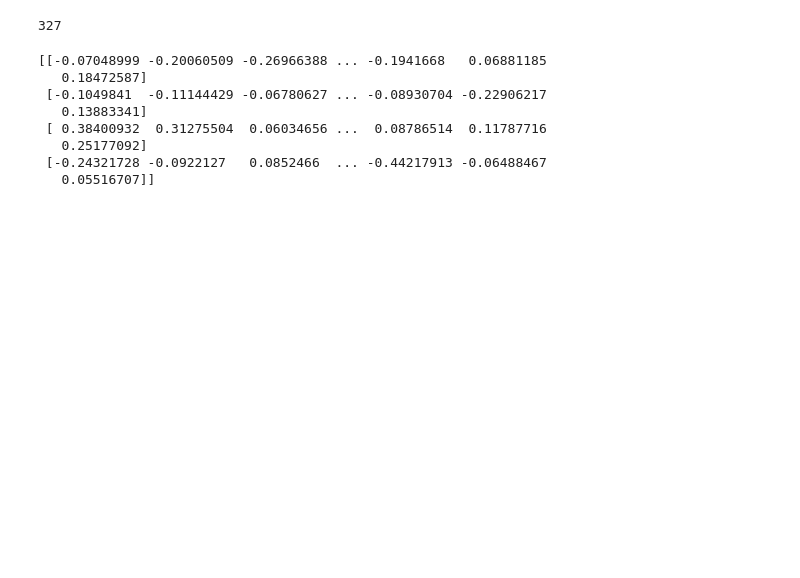
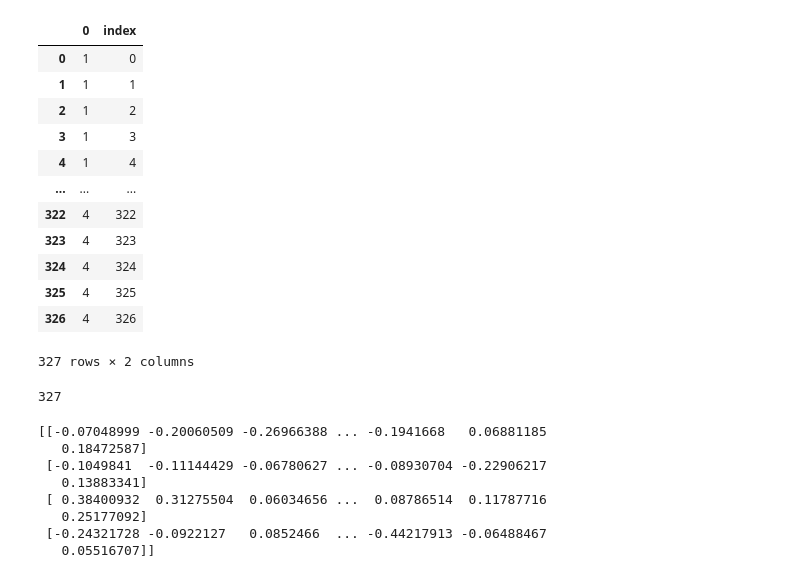
Before and after one commit to sreejithvn/K-means_and_K-medians, a Jupyter notebook: k_means_clustering.ipynb, the cells around one changed output. Drawn from its saved outputs; the diff is of its cells as text; code cells hidden in the pictures; blank space fills up the shorter version.

```diff
--- a/k_means_clustering.ipynb
+++ b/k_means_clustering.ipynb
@@ -29,3 +18,26 @@ dataset
+# %%
+dataset = dataset.reset_index(drop=True)
+# dataset.insert(loc=0, column=301, value=dataset.index)
+index_data = pd.DataFrame(dataset, columns=[0])
+index_data['index'] = index_data.index
+
+dataset.drop(columns=[0], inplace=True)
+dataset
+index_data
+# %% [output]
+|  | 0 | index |
+| 0 | 1 | 0 |
+| 1 | 1 | 1 |
+| 2 | 1 | 2 |
+| 3 | 1 | 3 |
+| 4 | 1 | 4 |
+| ... | ... | ... |
+| 322 | 4 | 322 |
+| 323 | 4 | 323 |
+| 324 | 4 | 324 |
+| 325 | 4 | 325 |
+| 326 | 4 | 326 |
+327 rows × 2 columns
 # %%
 dataset = np.array(dataset)
 dataset.shape
```
Also changed, not shown: parts of 4 cells of this notebook, 1 other file.
